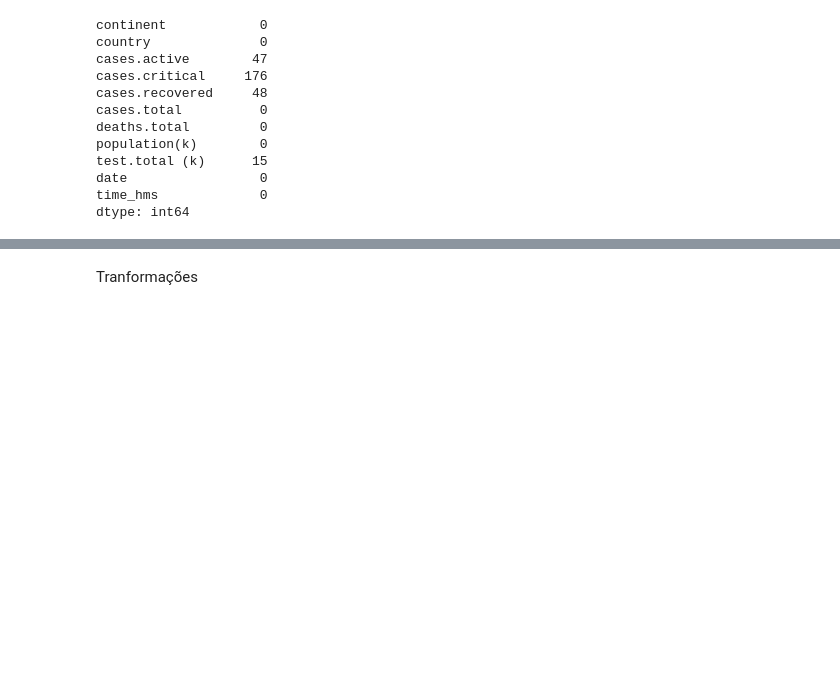
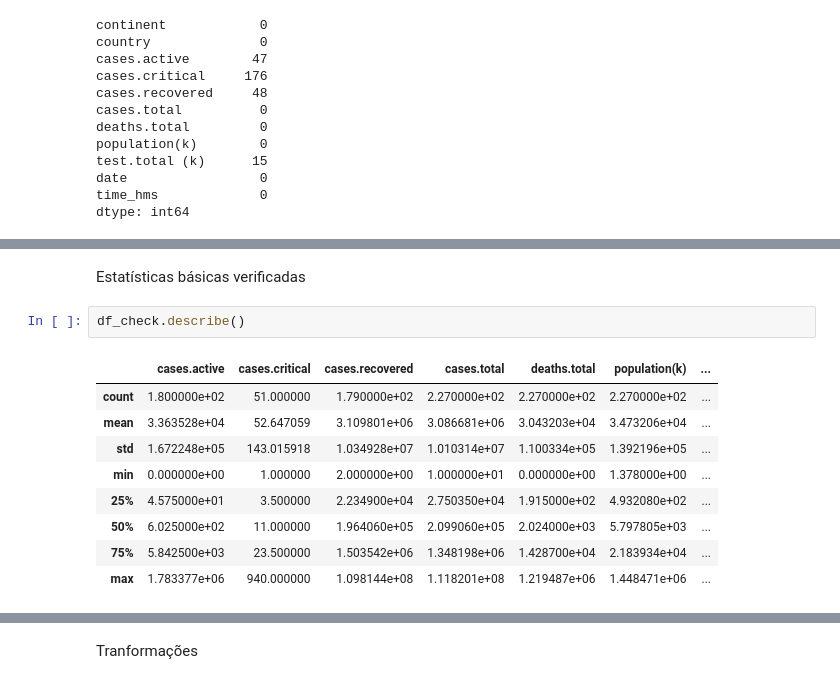
Before and after one commit to amanda-dalmeida/covid19-data-analysis, a Jupyter notebook: covid19_eda.ipynb, the cells around one changed output, grey strips where cells are left out. Drawn from its saved outputs; the diff is of its cells as text; blank space fills up the shorter version.

```diff
--- a/covid19_eda.ipynb
+++ b/covid19_eda.ipynb
@@ -682,0 +790,14 @@ dtype: int64
+# %% [markdown]
+Estatísticas básicas verificadas
+# %%
+df_check.describe()
+# %% [output]
+|  | cases.active | cases.critical | cases.recovered | cases.total | deaths.total | population(k) | ... |
+| count | 1.800000e+02 | 51.000000 | 1.790000e+02 | 2.270000e+02 | 2.270000e+02 | 2.270000e+02 | ... |
+| mean | 3.363528e+04 | 52.647059 | 3.109801e+06 | 3.086681e+06 | 3.043203e+04 | 3.473206e+04 | ... |
+| std | 1.672248e+05 | 143.015918 | 1.034928e+07 | 1.010314e+07 | 1.100334e+05 | 1.392196e+05 | ... |
+| min | 0.000000e+00 | 1.000000 | 2.000000e+00 | 1.000000e+01 | 0.000000e+00 | 1.378000e+00 | ... |
+| 25% | 4.575000e+01 | 3.500000 | 2.234900e+04 | 2.750350e+04 | 1.915000e+02 | 4.932080e+02 | ... |
+| 50% | 6.025000e+02 | 11.000000 | 1.964060e+05 | 2.099060e+05 | 2.024000e+03 | 5.797805e+03 | ... |
+| 75% | 5.842500e+03 | 23.500000 | 1.503542e+06 | 1.348198e+06 | 1.428700e+04 | 2.183934e+04 | ... |
+| max | 1.783377e+06 | 940.000000 | 1.098144e+08 | 1.118201e+08 | 1.219487e+06 | 1.448471e+06 | ... |
```
Also changed, not shown: parts of 22 cells of this notebook.
